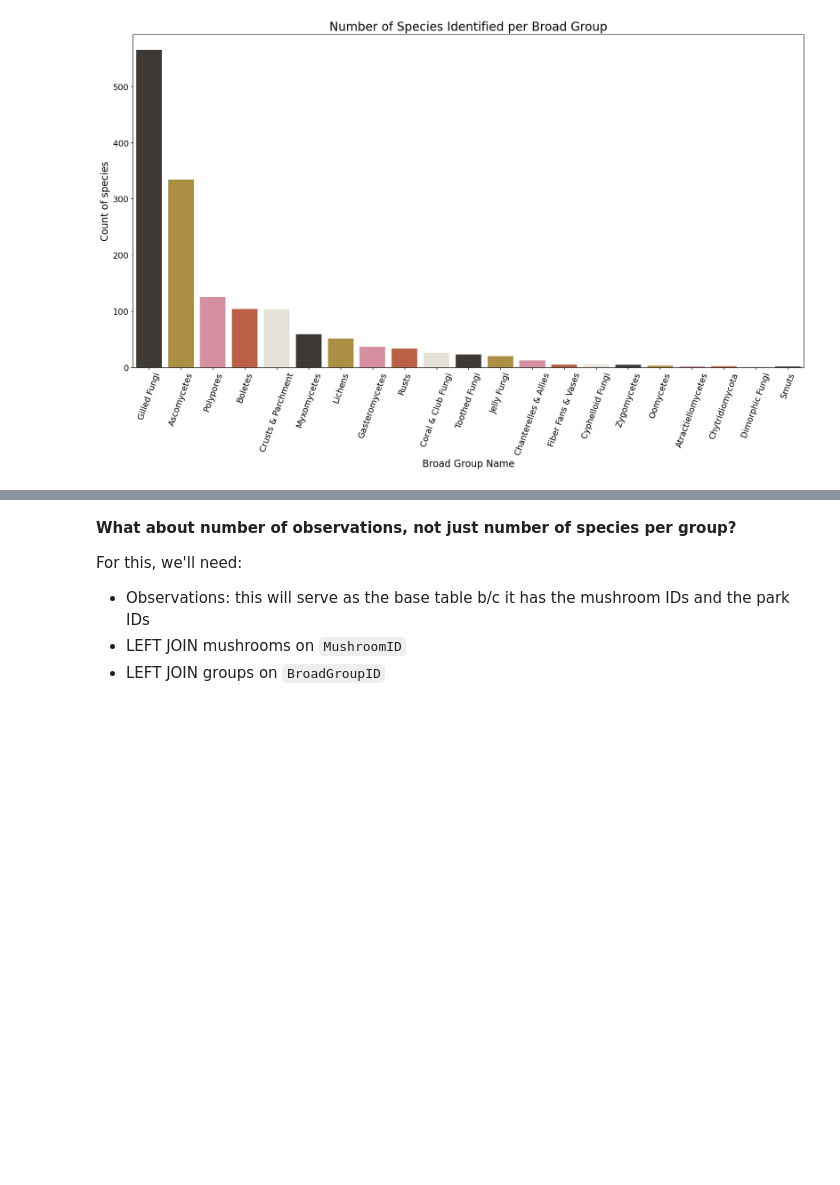
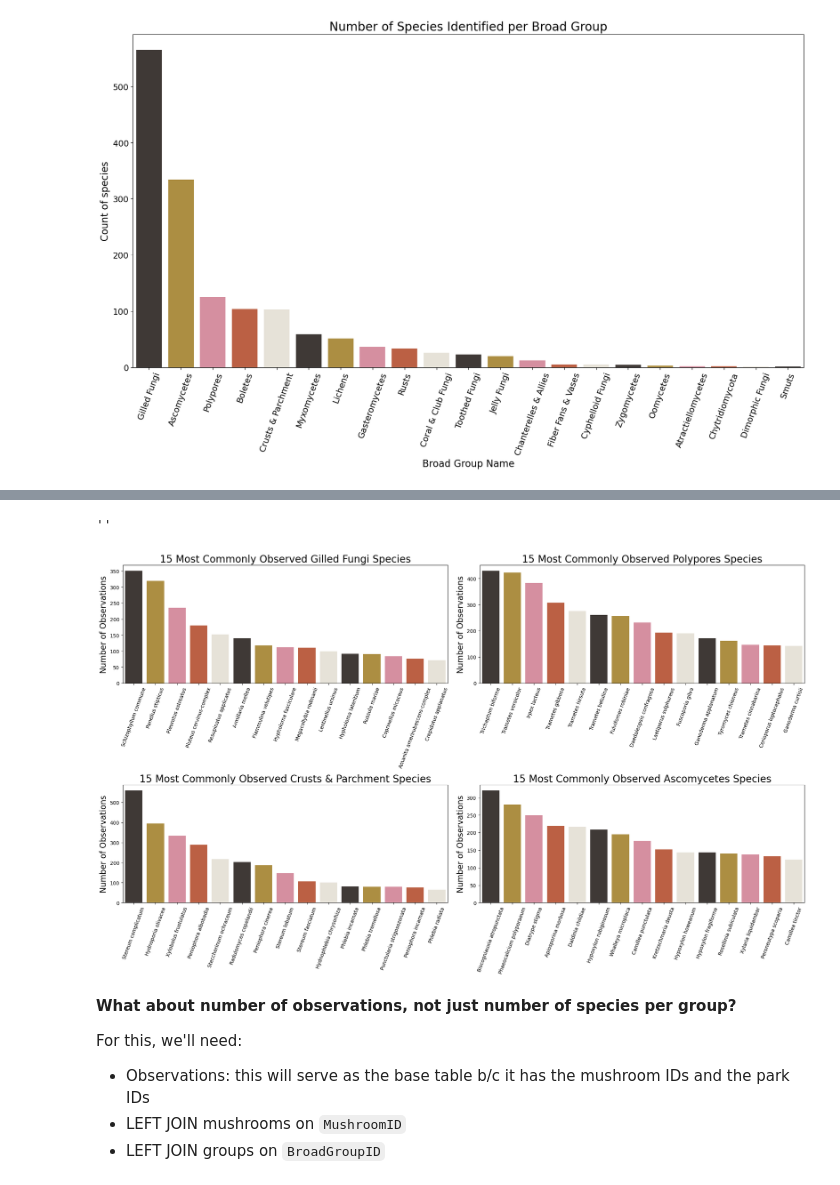
Before and after one commit to newyorkmyc/walks-list, a Jupyter notebook: common_fungi.ipynb, the cells around one changed output, grey strips where cells are left out. Cells and saved outputs as stored; diff of their text form; code cells hidden in the pictures; blank space fills up the shorter version.

Commit message:
Create viz for 15 most commonly observed sp per broad group

```diff
--- a/common_fungi.ipynb
+++ b/common_fungi.ipynb
@@ -67,0 +87,15 @@ plt.savefig('./img/broad_groups_species_counts.png')
+# %%
+specific_groups = ['Gilled Fungi', 'Polypores', 'Crusts & Parchment', 'Ascomycetes']
+
+specific_group_counts = (dfs['observations'].merge(dfs['mushroom'][['MushroomID','BroadGroupID','Genus','Species']],
+                                                   on='MushroomID', how='left')
+                         .merge(dfs['broadgroups'][['BroadGroupID','BroadGroupName']], on='BroadGroupID', how='left')
+                         .drop(['ObservationID','MushroomID','WalkID','ParkID','BroadGroupID',
+                                'NewToPark','NewToCity','Notes','LinkToINat','DateCreated','DateModified'], axis=1)
+                        )
+specific_group_counts['GenusSpecies'] = specific_group_counts['Genus'] + ' ' + specific_group_counts['Species']
+specific_group_counts = (specific_group_counts
+                         .loc[specific_group_counts['BroadGroupName'].isin(specific_groups)]
+                         .drop(['Genus','Species'],axis=1)
+                        )
+specific_group_counts
@@ -68,3 +135,21 @@ plt.savefig('./img/broad_groups_species_counts.png')
+# %%
+fig, axs = plt.subplots(2,2,figsize=(20,12))
+for group, ax in zip(specific_groups, axs.ravel()):
+    temp = pd.DataFrame(specific_group_counts
+                        .loc[specific_group_counts['BroadGroupName']==group]
+                        .GenusSpecies.value_counts().head(15)).reset_index()
+    sns.barplot(data=temp, x='GenusSpecies', y='count',
+                palette=COLORS, ax=ax)
+    ax.set_title(f'15 Most Commonly Observed {group} Species', size=20)
+    ax.set_ylabel('Number of Observations', fontsize=16)
+    ax.set_xlabel('')
+    ax.tick_params('x', labelrotation=70)
+plt.tight_layout()
+plt.savefig('./img/most_common_sp_by_broad_group.png')
+;
+# %% [output]
+''
+[figure, added]
 # %% [markdown]
 **What about number of observations, not just number of species per group?**
 
```
Also changed, not shown: parts of 16 cells of this notebook, 3 other files.
